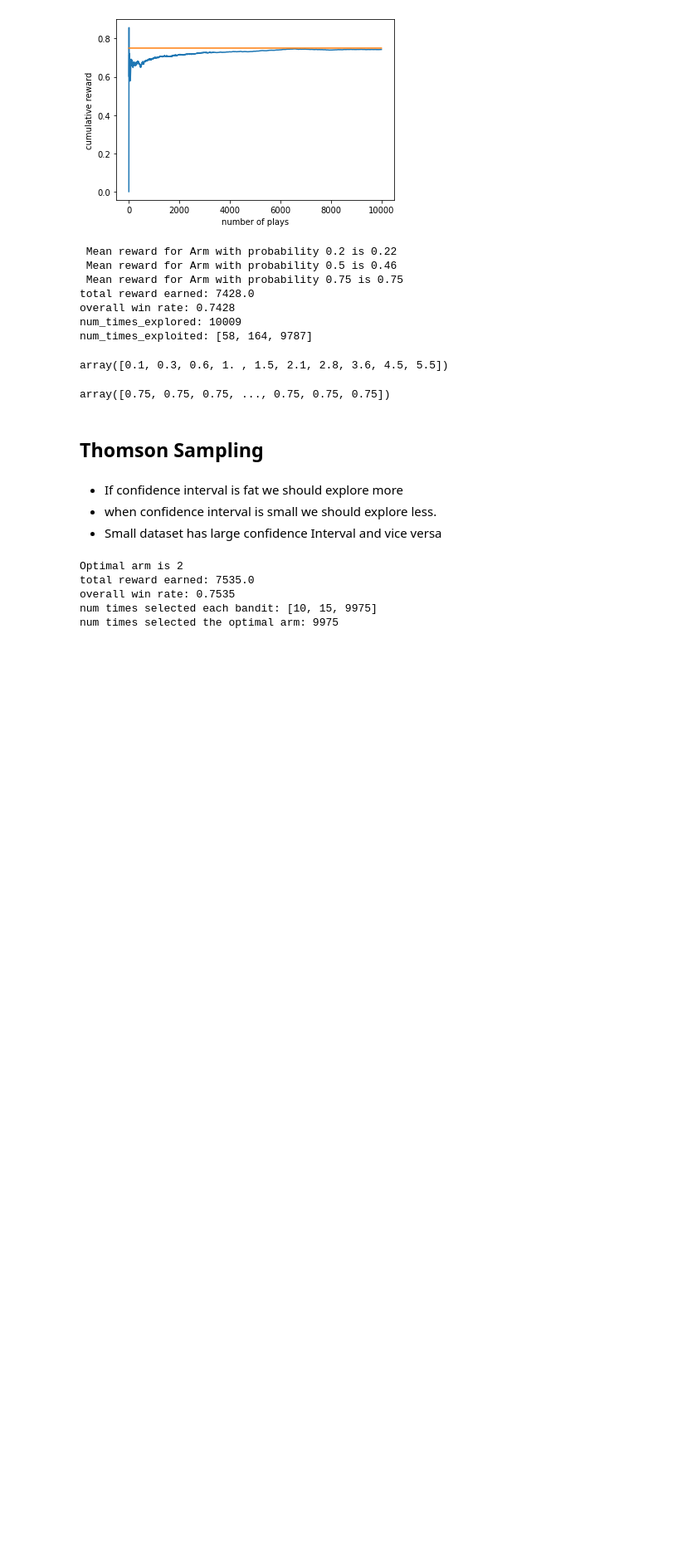
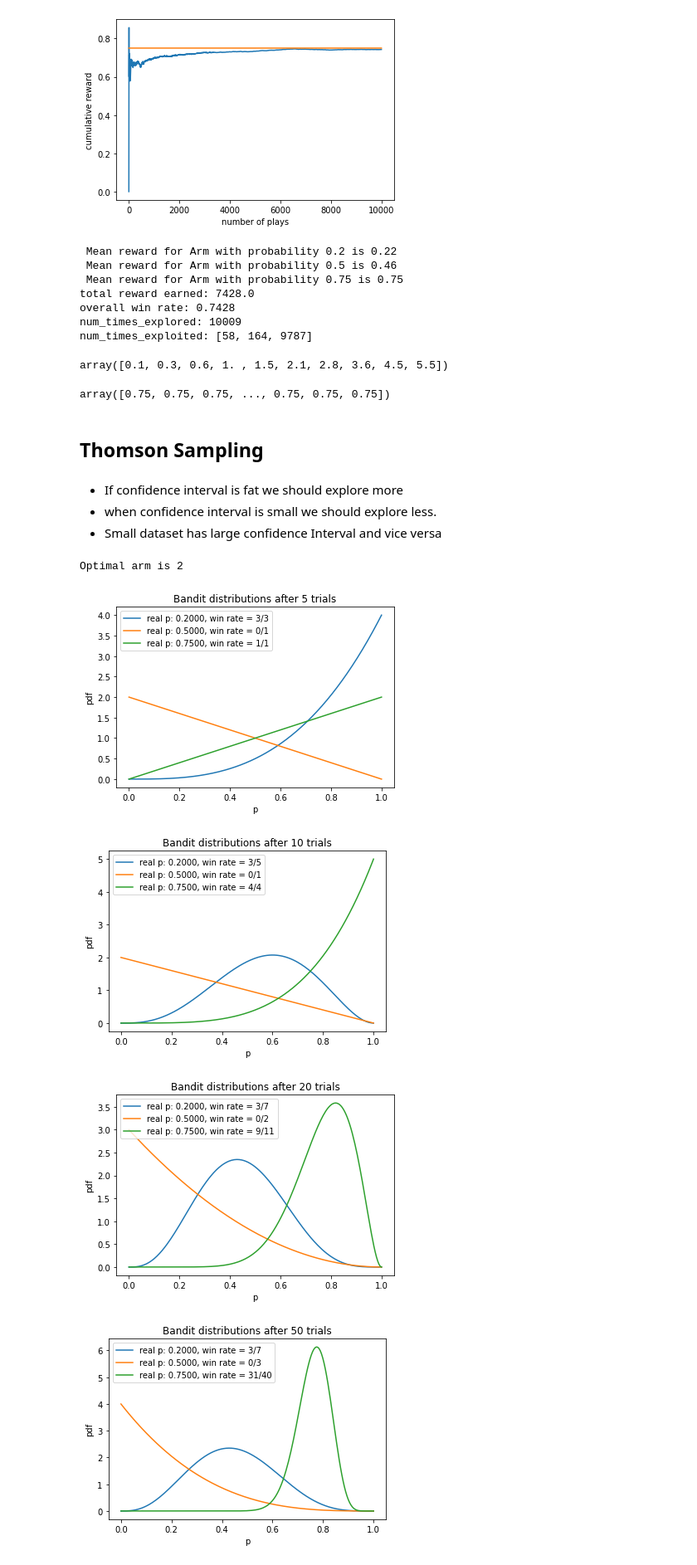
Before and after one commit to ankit-kothari/Data-Science-Journey, a Jupyter notebook: Probablity-and-Statistics/updating_posterior_distribution_demo.ipynb, the cells around one changed output. Shown: that part at 83% size. Drawn from its saved outputs; the diff is of its cells as text; code cells hidden in the pictures; blank space fills up the shorter version.

```diff
--- a/Probablity-and-Statistics/updating_posterior_distribution_demo.ipynb
+++ b/Probablity-and-Statistics/updating_posterior_distribution_demo.ipynb
@@ -429,9 +429,9 @@ def run_experiment():
     total_plays = 0
 
     #play the bandits once to initialize the bandits
-    for j in range(len(bandits)):
-        n_j = 0
-        for i in range(len(bandits)):
+    #for j in range(len(bandits)):
+        #n_j = 0
+    for i in range(len(bandits)):
             initial_reward = bandits[j].pull()
             total_plays += 1
             bandits[j].update(initial_reward)
@@ -543,12 +543,17 @@ def plot(bandits, trial):
     y = beta.pdf(x, b.a, b.b)
     plt.plot(x, y, label=f"real p: {b.p:.4f}, win rate = {b.a - 1}/{b.N}")
   plt.title(f"Bandit distributions after {trial} trials")
+  plt.xlabel('p')
+  plt.ylabel('pdf')
   plt.legend()
   plt.show()
 
 
 def run_experiment():
     bandits = [thomsonBandit(p) for p in BANDIT_PROBABILITIES]
+
+    sample_points = [5,10,20,50,100,200,500,1000,1500,1999]
+
     rewards = np.zeros(NUM_TRIALS)
     optimal_arm = np.argmax([b.p for b in bandits]) #index of the optimal arm (the arm with the highest probability)
     print(f'Optimal arm is {optimal_arm}')
@@ -557,34 +562,38 @@ def run_experiment():
 
     for i in range(NUM_TRIALS):
 
         # pick the arm to pull based on the probablit of success sampled (Thomson Smapling) from the beta distribution of each arm
         j = np.argmax([b.sample() for b in bandits])
+
+
+        if i in sample_points:
+            plot(bandits, i)
 
         if j == optimal_arm:
             # if the arm is the optimal arm, then the reward is 1
             number_of_times_optimal_arm_chosen += 1
 
         # pull the arm and get the reward from the arm and update the reward list
         x = bandits[j].pull()
 
         # update the reward list with the reward from the arm
         bandits[j].update(x)
 
         # record the reward
         rewards[i] = x
 
         # print total reward
     print("total reward earned:", rewards.sum())
     print("overall win rate:", rewards.sum() / NUM_TRIALS)
     print("num times selected each bandit:", [b.N for b in bandits])
     print("num times selected the optimal arm:", number_of_times_optimal_arm_chosen)
 
 
 if __name__ == "__main__":
   run_experiment()
 # %% [output]
 Optimal arm is 2
-total reward earned: 7535.0
-overall win rate: 0.7535
-num times selected each bandit: [10, 15, 9975]
-num times selected the optimal arm: 9975
+[figure, added]
+[figure, added]
+[figure, added]
+[figure, added]
```
Also changed, not shown: parts of 8 cells of this notebook, 1 other file.
